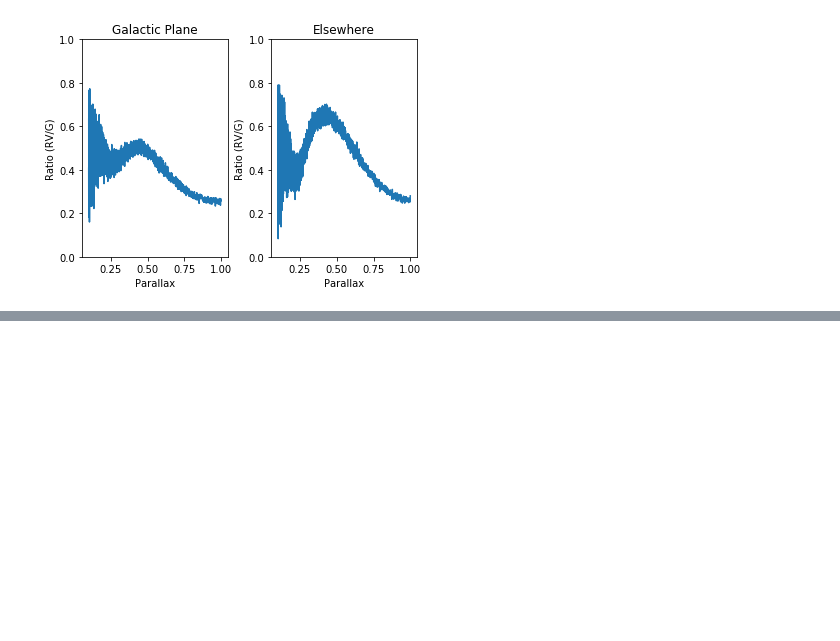
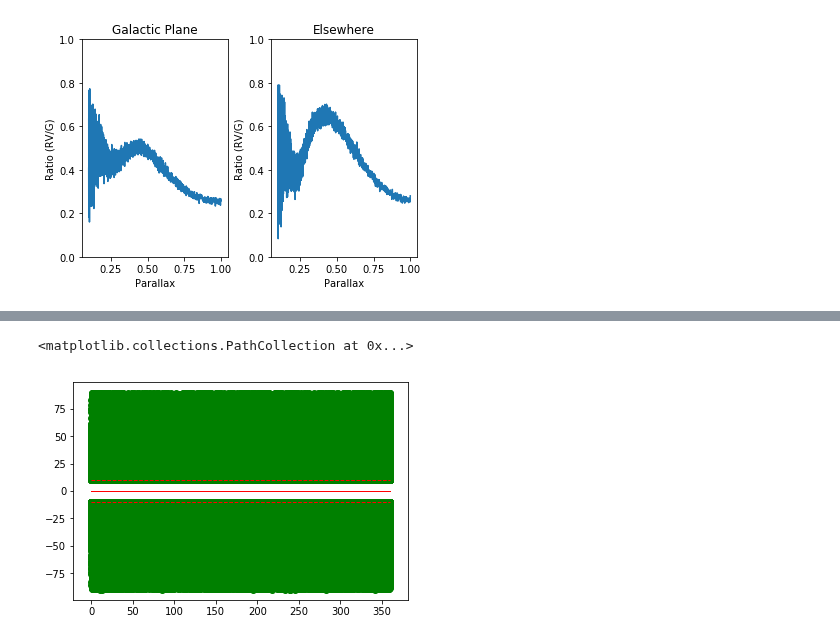
Before and after one commit to mwbub/Gaia-I3, a Jupyter notebook: Code/selection/parallax selection with galactic plane/Selection with Galactic Plane (galactic coordinate).ipynb, the cells around one changed output, grey strips where cells are left out. Saved outputs shown, nothing was run; the diff lists cells and outputs as text; code cells hidden in the pictures; blank space fills up the shorter version.

```diff
--- a/Code/selection/parallax selection with galactic plane/Selection with Galactic Plane (galactic coordinate).ipynb
+++ b/Code/selection/parallax selection with galactic plane/Selection with Galactic Plane (galactic coordinate).ipynb
@@ -303,0 +353,13 @@ compare_galactic_elsewhere(0.1,1)
+# %%
+rand = np.array([parallax_g_elsewhere, l_g_elsewhere, b_g_elsewhere]).T
+filtered = selection(*rand.T)
+filtered = filtered.astype(bool)
+plt.figure()
+plt.scatter(rand[filtered][:,1], rand[filtered][:,2], color = "blue")
+plt.plot(l_plane, b_plane, c = "red", linewidth = 1)
+plt.plot(l_plane, b_plane+plane_width, c = "red", linestyle = '--', linewidth = 1)
+plt.plot(l_plane, b_plane-plane_width,c = "red", linestyle = '--', linewidth = 1)
+plt.scatter(rand[~filtered][:,1], rand[~filtered][:,2], color = "green")
+# %% [output]
+<matplotlib.collections.PathCollection at 0x...>
+[figure, added]
```
Also changed, not shown: parts of 6 cells of this notebook, 6 other files.
